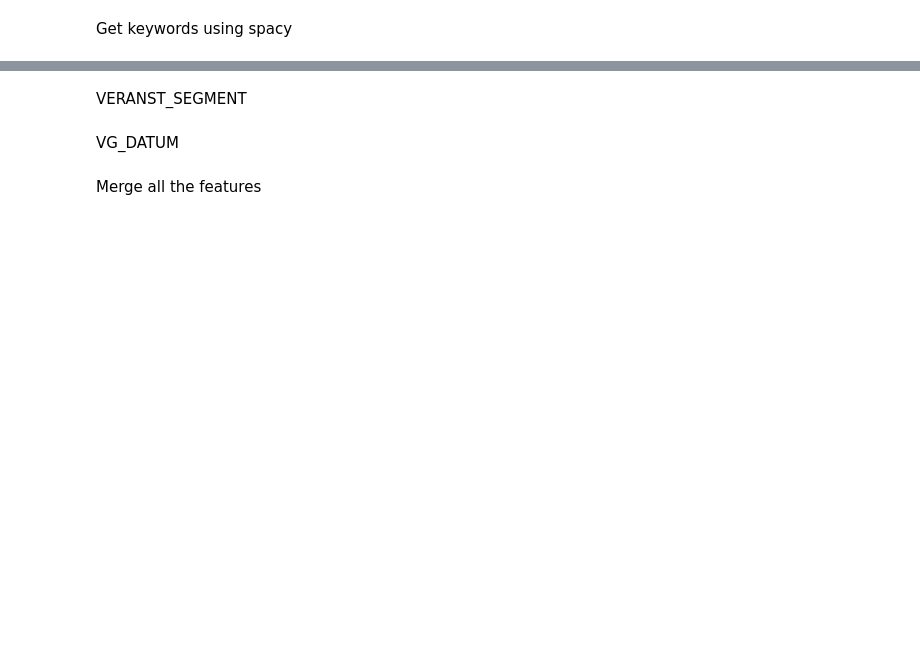
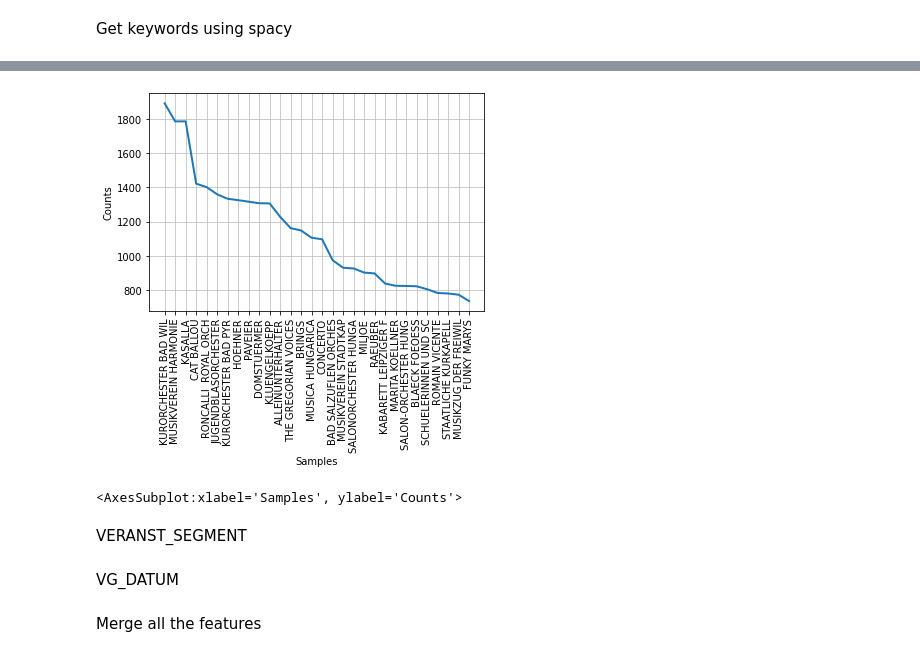
Before and after one commit to Saraavana/reclamation-processing, a Jupyter notebook: 00-Data-Exploration.ipynb, the cells around one changed output, grey strips where cells are left out. Cells and saved outputs as stored; diff of their text form; code cells hidden in the pictures; blank space fills up the shorter version.

```diff
--- a/00-Data-Exploration.ipynb
+++ b/00-Data-Exploration.ipynb
@@ -450,0 +434,10 @@ fdist_vg_raum_keywords.plot(30,cumulative=False)
+# %%
+flat_list_band = [item for item in allclaims_df['BAND']]
+fdist_band_desc = FreqDist(flat_list_band)
+most_common_terms_band = [i[0] for i in fdist_band_desc.most_common(30)]
+df_featurize_band = pd.DataFrame(allclaims_df['BAND'])
+
+for term in most_common_terms_band :
+    df_featurize_band['band_'+term]=df_featurize_band['BAND'].apply(lambda x: 1 if term in x else 0)
+
+display(df_featurize_band.head(10))
@@ -451,3 +458,8 @@ fdist_vg_raum_keywords.plot(30,cumulative=False)
+# %%
+fdist_band_desc.plot(30,cumulative=False)
+# %% [output]
+[figure, added]
+<AxesSubplot:xlabel='Samples', ylabel='Counts'>
 # %% [markdown]
 VERANST_SEGMENT
 # %%
```
Also changed, not shown: parts of 33 cells of this notebook, 2 other files.
